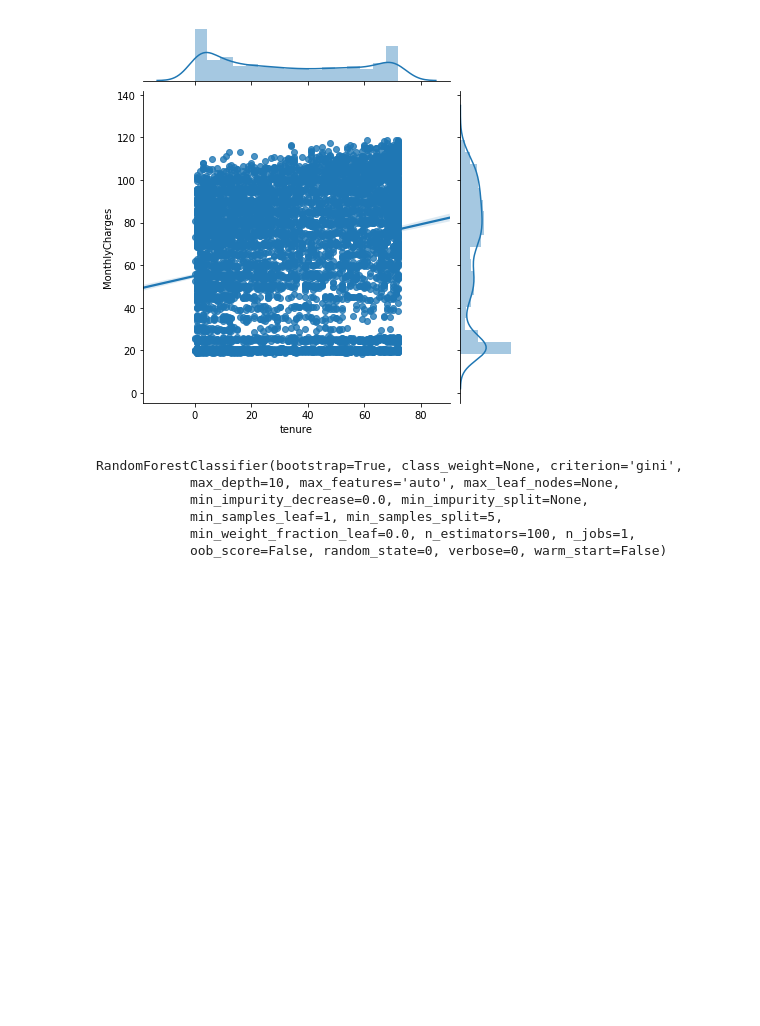
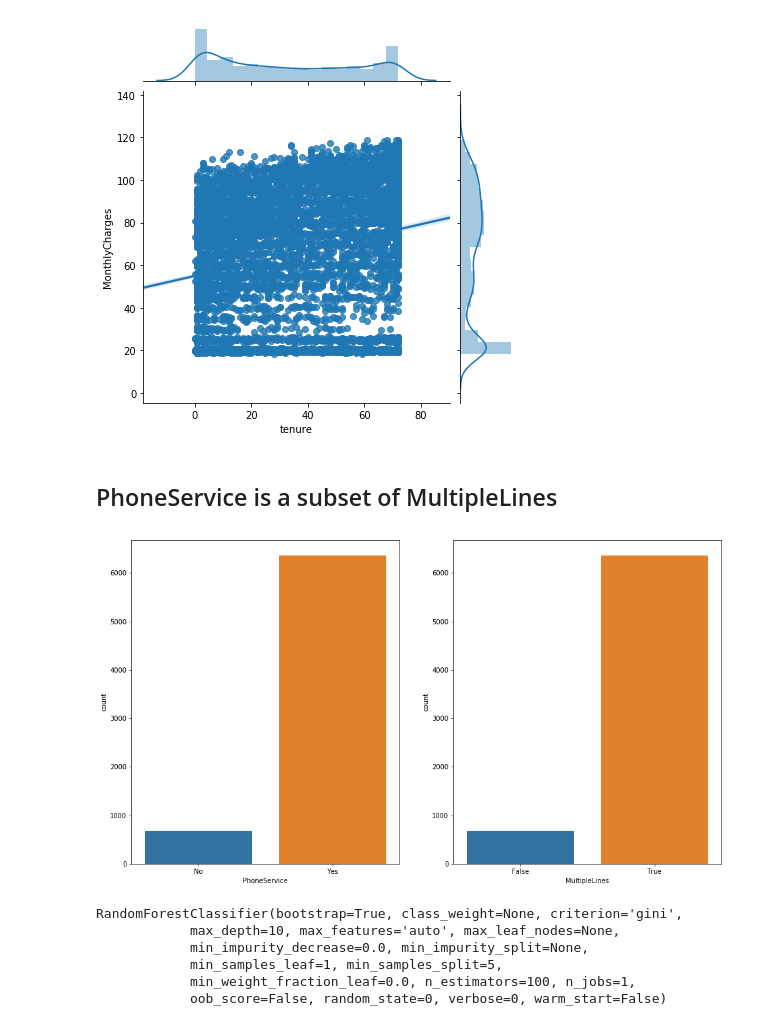
Before and after one commit to seanloe/PythonHome, a Jupyter notebook: jupyter-notebooks/kaggle_telco_customer_churn/kaggle_telco_customer_churn.ipynb, the cells around one changed output. Cells and saved outputs as stored; diff of their text form; code cells hidden in the pictures; blank space fills up the shorter version.

Commit message:
2018/9/6 EDS update for customer churn compare PhoneService and MultipleLines

```diff
--- a/jupyter-notebooks/kaggle_telco_customer_churn/kaggle_telco_customer_churn.ipynb
+++ b/jupyter-notebooks/kaggle_telco_customer_churn/kaggle_telco_customer_churn.ipynb
@@ -86,12 +88,22 @@ See the caveats in the documentation: http://pandas.pydata.org/pandas-docs/stabl
 # %%
 #create a polynomial feature
-#total charge should be monthly charge multiply with tenure, then we can drop  totalcjarges
 features_2_drop = list()
 my_total = customer.tenure*customer['MonthlyCharges']
 sns.jointplot(my_total,customer.TotalCharges, kind='reg')
-features_2_drop.append('MonthlyCharges')
+features_2_drop.append('TotalCharges')
 sns.jointplot(customer.tenure,customer.MonthlyCharges, kind='reg') #seems not obviously related, well keep it.
 # %% [output]
 <seaborn.axisgrid.JointGrid at 0x...>
 [figure]
 [figure]
+# %% [markdown]
+## PhoneService is a subset of MultipleLines
+# %%
+import matplotlib.pyplot as plt
+fig, axs = plt.subplots(1,2,figsize=(16,9))
+sns.countplot(customer.PhoneService, ax=axs[0])
+ds = customer['MultipleLines'].isin(['Yes','No'])
+sns.countplot(ds, ax=axs[1])
+features_2_drop.append('PhoneService')
+# %% [output]
+[figure, added]
```
Also changed, not shown: parts of 2 cells of this notebook, 2 other files.
